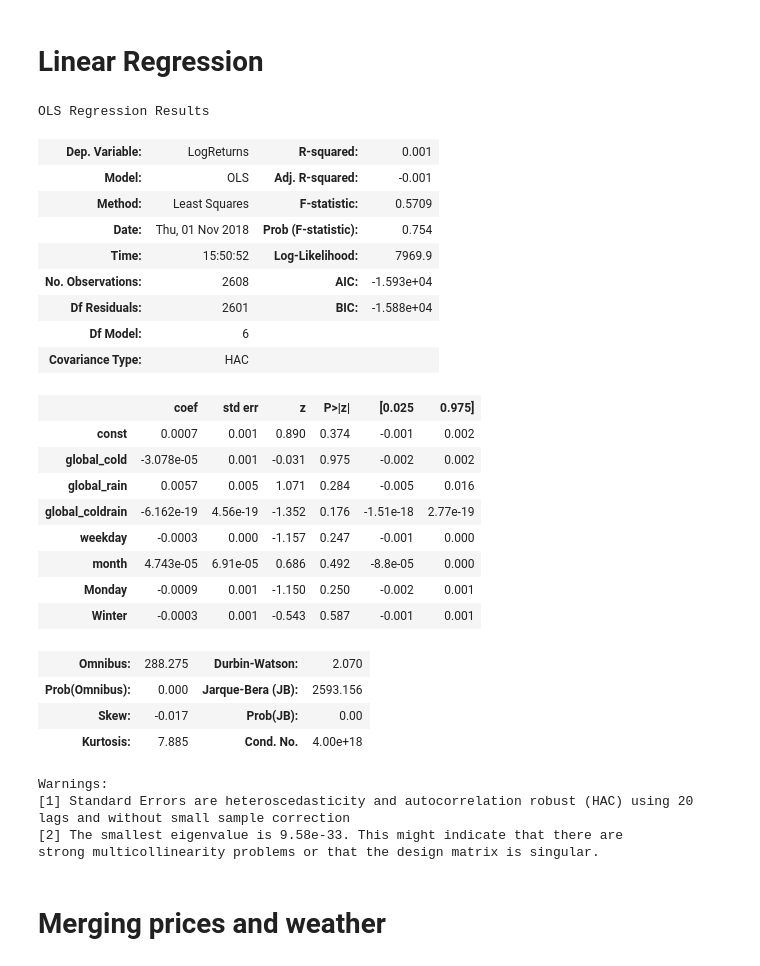
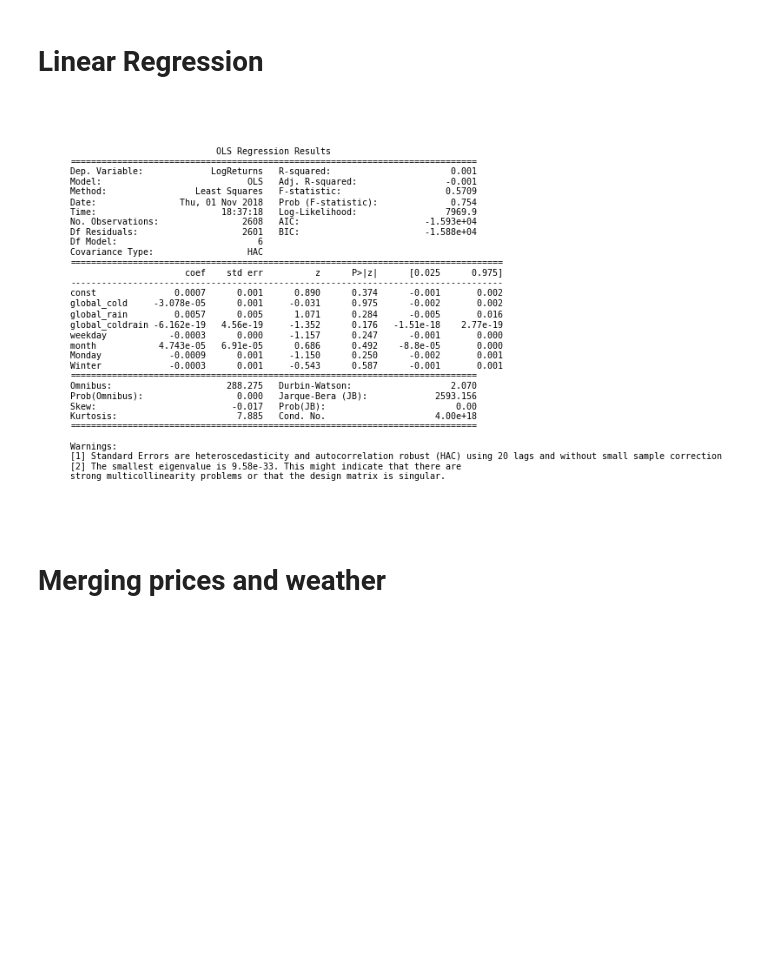
Before and after one commit to Sommer1872/smart_weather_analytics, a Jupyter notebook: global_weather.ipynb, the cells around one changed output. Saved outputs shown, nothing was run; the diff lists cells and outputs as text; code cells hidden in the pictures; blank space fills up the shorter version.

```diff
--- a/global_weather.ipynb
+++ b/global_weather.ipynb
@@ -154,36 +124,18 @@ stock_index['LogReturns'] = np.log(stock_index['Price Close'] / stock_index['Pri
 regressors = ['global_cold', 'global_rain', 'global_coldrain', 'weekday', 'month', 'Monday', 'Winter']
 
 model, predictions = estimate_linear(stock_index.dropna(), 'LogReturns', regressors)
-# %%
-model.summary()
-# %% [output]
-OLS Regression Results
-| Dep. Variable: | LogReturns | R-squared: | 0.001 |
-| Model: | OLS | Adj. R-squared: | -0.001 |
-| Method: | Least Squares | F-statistic: | 0.5709 |
-| Date: | Thu, 01 Nov 2018 | Prob (F-statistic): | 0.754 |
-| Time: | 15:50:52 | Log-Likelihood: | 7969.9 |
-| No. Observations: | 2608 | AIC: | -1.593e+04 |
-| Df Residuals: | 2601 | BIC: | -1.588e+04 |
-| Df Model: | 6 |  |  |
-| Covariance Type: | HAC |  |  |
-|  | coef | std err | z | P>|z| | [0.025 | 0.975] |
-| const | 0.0007 | 0.001 | 0.890 | 0.374 | -0.001 | 0.002 |
-| global_cold | -3.078e-05 | 0.001 | -0.031 | 0.975 | -0.002 | 0.002 |
-| global_rain | 0.0057 | 0.005 | 1.071 | 0.284 | -0.005 | 0.016 |
-| global_coldrain | -6.162e-19 | 4.56e-19 | -1.352 | 0.176 | -1.51e-18 | 2.77e-19 |
-| weekday | -0.0003 | 0.000 | -1.157 | 0.247 | -0.001 | 0.000 |
-| month | 4.743e-05 | 6.91e-05 | 0.686 | 0.492 | -8.8e-05 | 0.000 |
-| Monday | -0.0009 | 0.001 | -1.150 | 0.250 | -0.002 | 0.001 |
-| Winter | -0.0003 | 0.001 | -0.543 | 0.587 | -0.001 | 0.001 |
-| Omnibus: | 288.275 | Durbin-Watson: | 2.070 |
-| Prob(Omnibus): | 0.000 | Jarque-Bera (JB): | 2593.156 |
-| Skew: | -0.017 | Prob(JB): | 0.00 |
-| Kurtosis: | 7.885 | Cond. No. | 4.00e+18 |
-Warnings:
-[1] Standard Errors are heteroscedasticity and autocorrelation robust (HAC) using 20 lags and without small sample correction
-[2] The smallest eigenvalue is 9.58e-33. This might indicate that there are
-strong multicollinearity problems or that the design matrix is singular.
+# %%
+def plot_stats(model, name):
+    plt.close()
+    plt.rc('figure', figsize=(12, 7))
+    plt.text(0.01, 0.05, model.summary(), {'fontsize': 10}, fontproperties = 'monospace') # approach improved by OP -> monospace!
+    plt.axis('off')
+    plt.tight_layout()
+    #plt.savefig('images/{}_statistics.png'.format(name))
+# %%
+plot_stats(model, "global")
+# %% [output]
+[figure, added]
 # %% [markdown]
 # Merging prices and weather
 # %%
```
Also changed, not shown: parts of 7 cells of this notebook, 1 other file.
